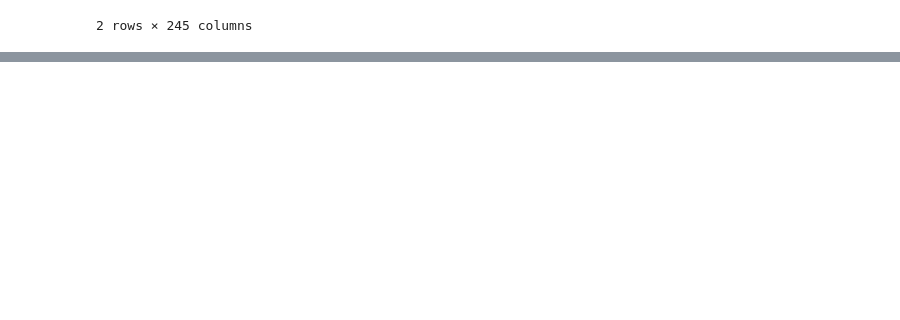
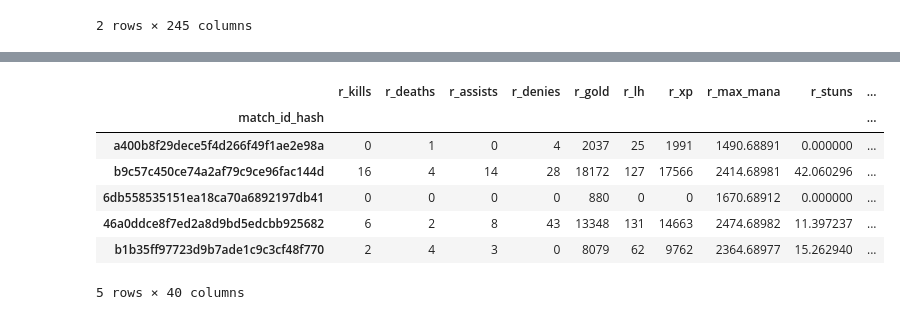
Before and after one commit to tankonst/game_winner_binary_classifier, a Jupyter notebook: transformations_tk.ipynb, the cells around one changed output, grey strips where cells are left out. Cells and saved outputs as stored; diff of their text form; code cells hidden in the pictures; blank space fills up the shorter version.

```diff
--- a/transformations_tk.ipynb
+++ b/transformations_tk.ipynb
@@ -91,0 +152,29 @@ plan:
+# %%
+r_x = ['r{}_x'.format(j) for j in range(1,6)]
+r_y = ['r{}_y'.format(j) for j in range(1,6)]
+d_x = ['d{}_x'.format(j) for j in range(1,6)]
+d_y = ['d{}_y'.format(j) for j in range(1,6)]
+
+r_in_d_base = pd.Series(0,index = full_df.index)
+d_in_r_base = pd.Series(0,index = full_df.index)
+
+for j in range(5):
+    rx = r_x[j]
+    ry = r_y[j]
+    dx = d_x[j]
+    dy = d_y[j]
+    r_in_d_base += full_df.loc[:,[rx,ry]].apply(lambda x: in_opponent_base(x = x[rx], y = x[ry], opponent = 'Radiant'), axis = 1)
+    d_in_r_base += full_df.loc[:,[dx,dy]].apply(lambda x: in_opponent_base(x = x[dx], y = x[dy], opponent = 'Dire'), axis = 1)
+# %%
+new_features['r_in_d_base'] = r_in_d_base
+new_features['d_in_r_base'] = d_in_r_base
+new_features.head()
+# %% [output]
+|  | r_kills | r_deaths | r_assists | r_denies | r_gold | r_lh | r_xp | r_max_mana | r_stuns | ... |
+| match_id_hash |  |  |  |  |  |  |  |  |  | ... |
+| a400b8f29dece5f4d266f49f1ae2e98a | 0 | 1 | 0 | 4 | 2037 | 25 | 1991 | 1490.68891 | 0.000000 | ... |
+| b9c57c450ce74a2af79c9ce96fac144d | 16 | 4 | 14 | 28 | 18172 | 127 | 17566 | 2414.68981 | 42.060296 | ... |
+| 6db558535151ea18ca70a6892197db41 | 0 | 0 | 0 | 0 | 880 | 0 | 0 | 1670.68912 | 0.000000 | ... |
+| 46a0ddce8f7ed2a8d9bd5edcbb925682 | 6 | 2 | 8 | 43 | 13348 | 131 | 14663 | 2474.68982 | 11.397237 | ... |
+| b1b35ff97723d9b7ade1c9c3cf48f770 | 2 | 4 | 3 | 0 | 8079 | 62 | 9762 | 2364.68977 | 15.262940 | ... |
+5 rows × 40 columns
```
Also changed, not shown: parts of 26 cells of this notebook, 1 other file.
